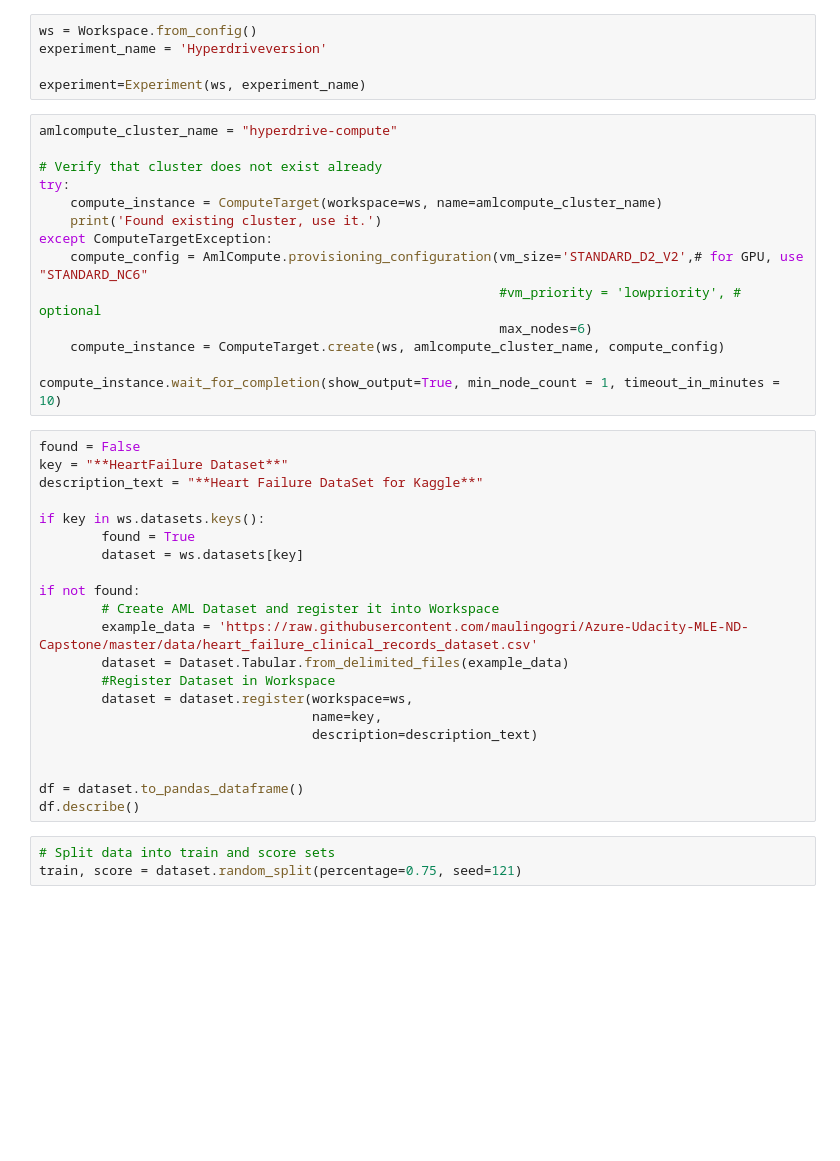
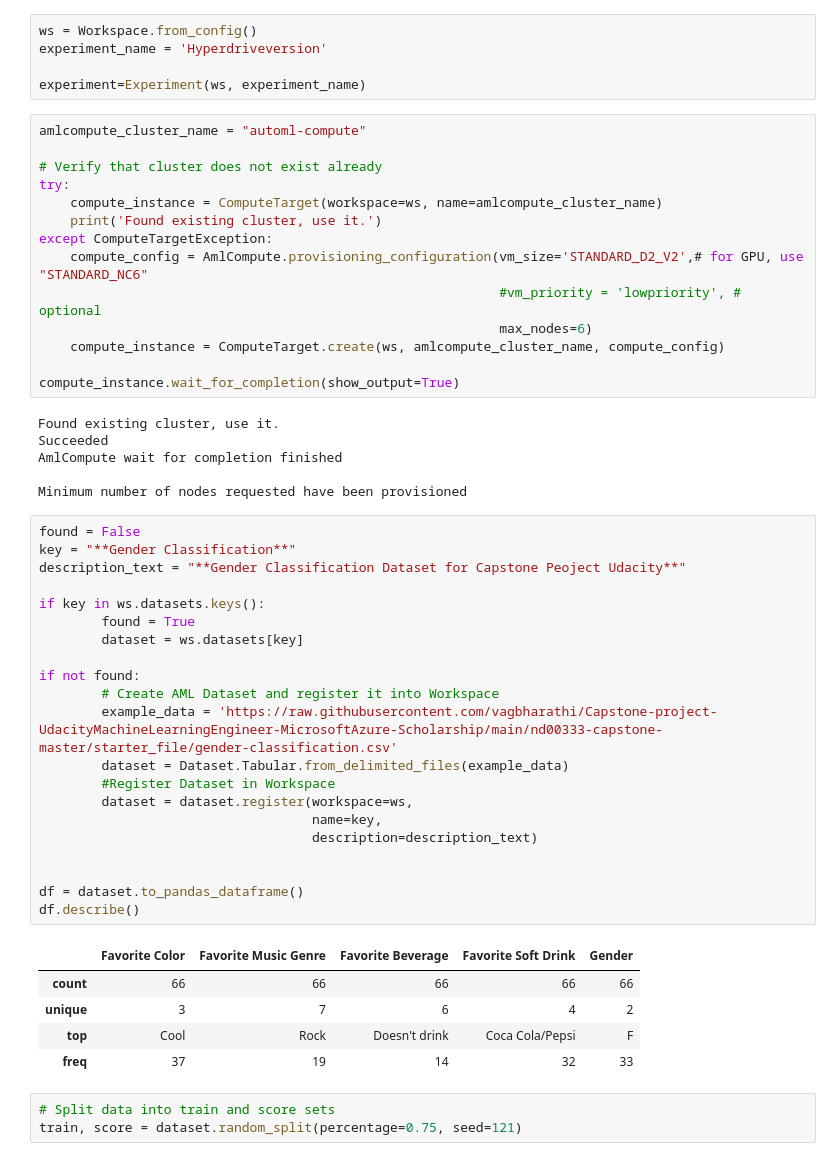
Before and after one commit to vagbharathi/Capstone-project-UdacityMachineLearningEngineer-MicrosoftAzure-Scholarship, a Jupyter notebook: nd00333-capstone-master/starter_file/hyperparameter_tuning.ipynb, the cells around one changed output. Saved outputs shown, nothing was run; the diff lists cells and outputs as text; blank space fills up the shorter version.

```diff
--- a/nd00333-capstone-master/starter_file/hyperparameter_tuning.ipynb
+++ b/nd00333-capstone-master/starter_file/hyperparameter_tuning.ipynb
@@ -42,7 +44,7 @@ experiment_name = 'Hyperdriveversion'
 
 experiment=Experiment(ws, experiment_name)
 # %%
-amlcompute_cluster_name = "hyperdrive-compute"
+amlcompute_cluster_name = "automl-compute"
 
 # Verify that cluster does not exist already
 try:
@@ -54,28 +56,40 @@ except ComputeTargetException:
                                                            max_nodes=6)
     compute_instance = ComputeTarget.create(ws, amlcompute_cluster_name, compute_config)
 
-compute_instance.wait_for_completion(show_output=True, min_node_count = 1, timeout_in_minutes = 10)
+compute_instance.wait_for_completion(show_output=True)
+# %% [output]
+Found existing cluster, use it.
+Succeeded
+AmlCompute wait for completion finished
+
+Minimum number of nodes requested have been provisioned
 # %%
 found = False
-key = "**HeartFailure Dataset**"
-description_text = "**Heart Failure DataSet for Kaggle**"
+key = "**Gender Classification**"
+description_text = "**Gender Classification Dataset for Capstone Peoject Udacity**"
 
 if key in ws.datasets.keys():
         found = True
         dataset = ws.datasets[key]
 
 if not found:
         # Create AML Dataset and register it into Workspace
-        example_data = 'https://raw.githubusercontent.com/maulingogri/Azure-Udacity-MLE-ND-Capstone/master/data/heart_failure_clinical_records_dataset.csv'
+        example_data = 'https://raw.githubusercontent.com/vagbharathi/Capstone-project-UdacityMachineLearningEngineer-MicrosoftAzure-Scholarship/main/nd00333-capstone-master/starter_file/gender-classification.csv'
         dataset = Dataset.Tabular.from_delimited_files(example_data)
         #Register Dataset in Workspace
         dataset = dataset.register(workspace=ws,
                                    name=key,
                                    description=description_text)
 
 
 df = dataset.to_pandas_dataframe()
 df.describe()
+# %% [output]
+|  | Favorite Color | Favorite Music Genre | Favorite Beverage | Favorite Soft Drink | Gender |
+| count | 66 | 66 | 66 | 66 | 66 |
+| unique | 3 | 7 | 6 | 4 | 2 |
+| top | Cool | Rock | Doesn't drink | Coca Cola/Pepsi | F |
+| freq | 37 | 19 | 14 | 32 | 33 |
 # %%
 # Split data into train and score sets
 train, score = dataset.random_split(percentage=0.75, seed=121)
```
Also changed, not shown: parts of 7 cells of this notebook, 2 other files.
